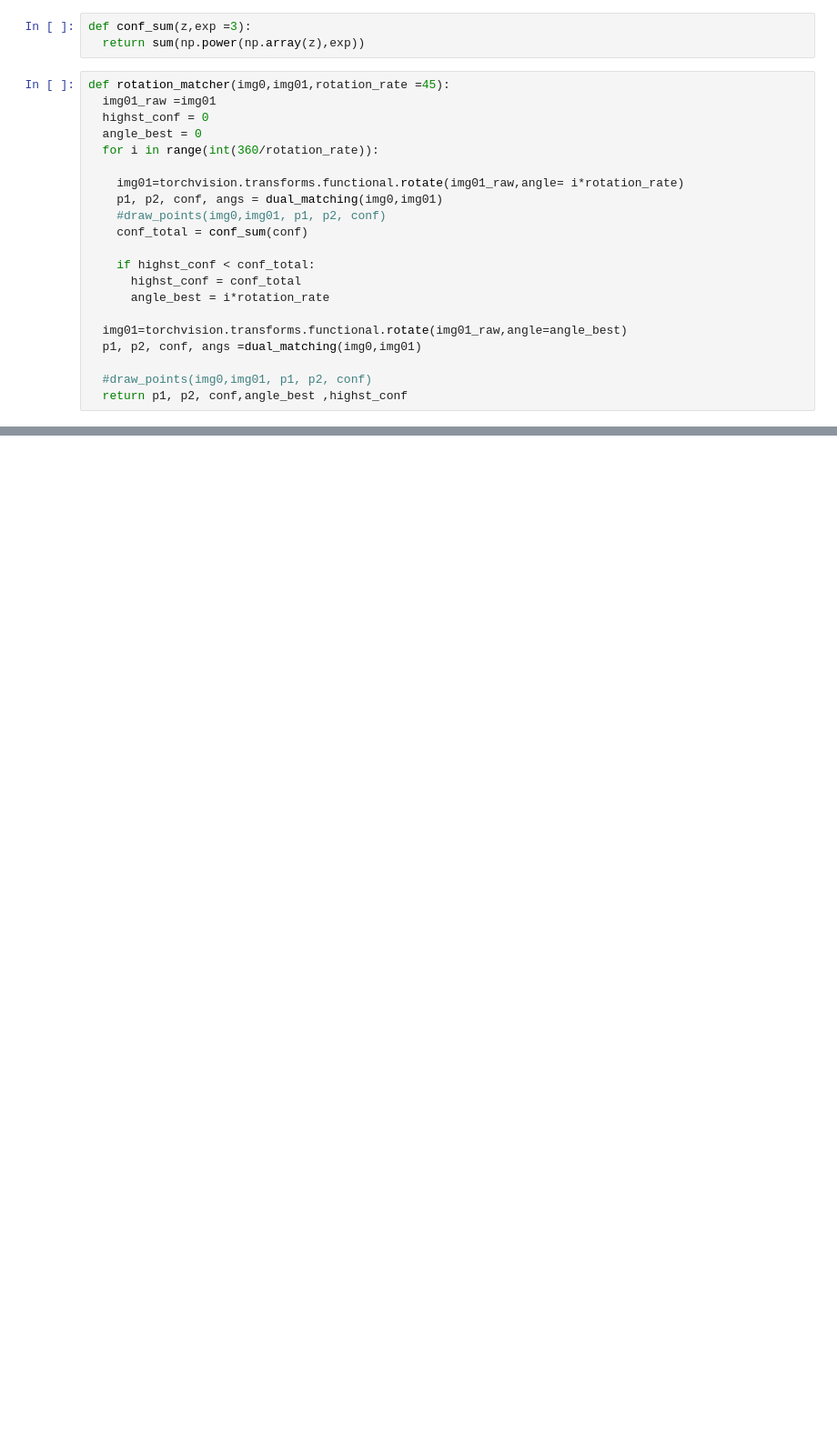
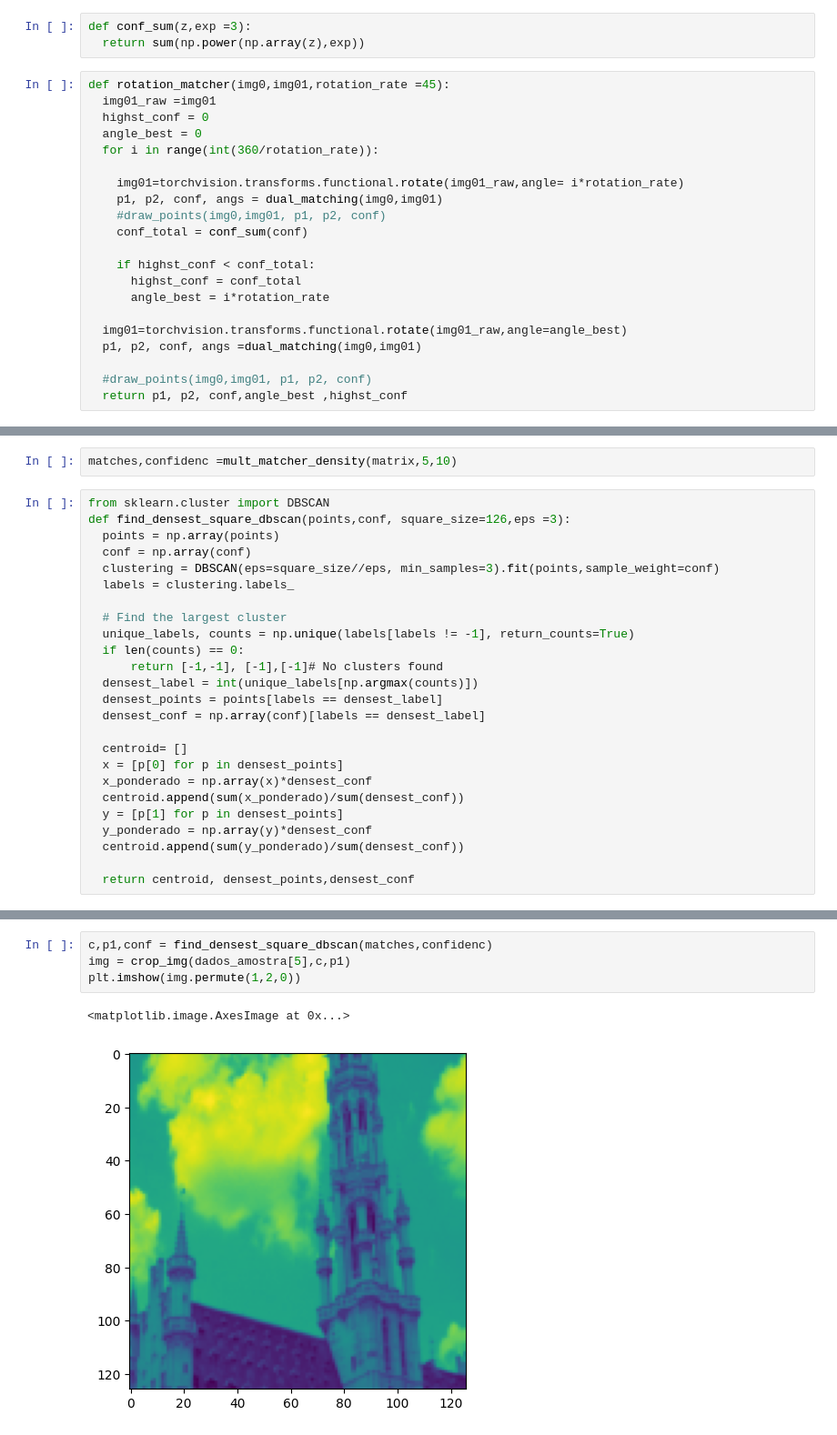
Before and after one commit to Romulol-B/Image_Matching_2025, a Jupyter notebook: loftr.ipynb, the cells around one changed output, grey strips where cells are left out. Shown: that part at 91% size. Drawn from its saved outputs; the diff is of its cells as text; blank space fills up the shorter version.

```diff
--- a/loftr.ipynb
+++ b/loftr.ipynb
@@ -300,0 +415,27 @@ np.float32(0.30230454)
+# %%
+matches,confidenc =mult_matcher_density(matrix,5,10)
+# %%
+from sklearn.cluster import DBSCAN
+def find_densest_square_dbscan(points,conf, square_size=126,eps =3):
+  points = np.array(points)
+  conf = np.array(conf)
+  clustering = DBSCAN(eps=square_size//eps, min_samples=3).fit(points,sample_weight=conf)
+  labels = clustering.labels_
+
+  # Find the largest cluster
+  unique_labels, counts = np.unique(labels[labels != -1], return_counts=True)
+  if len(counts) == 0:
+      return [-1,-1], [-1],[-1]# No clusters found
+  densest_label = int(unique_labels[np.argmax(counts)])
+  densest_points = points[labels == densest_label]
+  densest_conf = np.array(conf)[labels == densest_label]
+
+  centroid= []
+  x = [p[0] for p in densest_points]
+  x_ponderado = np.array(x)*densest_conf
+  centroid.append(sum(x_ponderado)/sum(densest_conf))
+  y = [p[1] for p in densest_points]
+  y_ponderado = np.array(y)*densest_conf
+  centroid.append(sum(y_ponderado)/sum(densest_conf))
+
+  return centroid, densest_points,densest_conf
@@ -300,0 +463,7 @@ np.float32(0.30230454)
+# %%
+c,p1,conf = find_densest_square_dbscan(matches,confidenc)
+img = crop_img(dados_amostra[5],c,p1)
+plt.imshow(img.permute(1,2,0))
+# %% [output]
+<matplotlib.image.AxesImage at 0x...>
+[figure, added]
```
Also changed, not shown: parts of 46 cells of this notebook.
